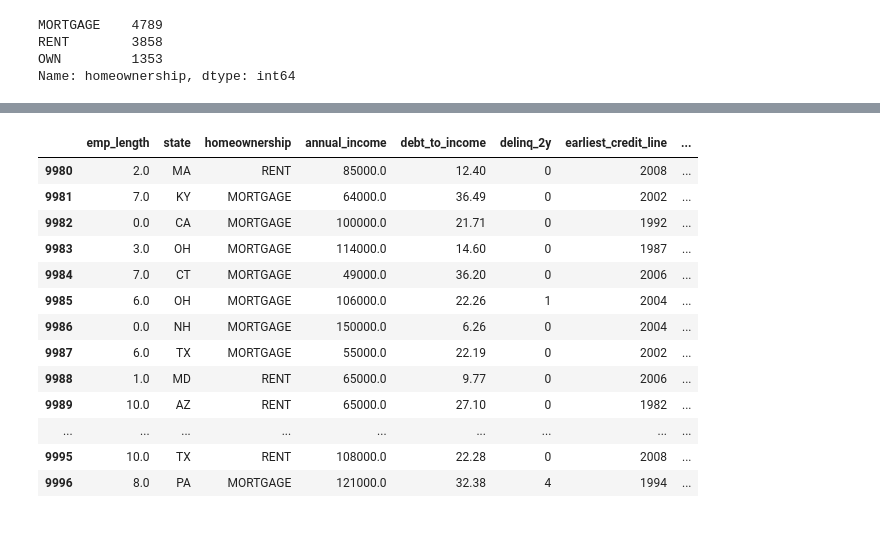
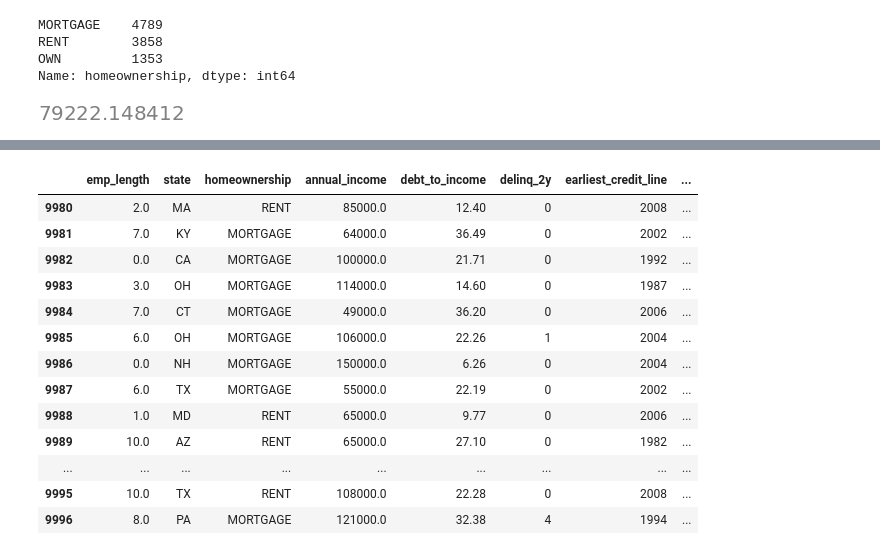
Before and after one commit to World-Worst-Detector/itcs-8010, a Jupyter notebook: data_prep_causal_manual.ipynb, the cells around one changed output, grey strips where cells are left out. Cells and saved outputs as stored; diff of their text form; code cells hidden in the pictures; blank space fills up the shorter version.

```diff
--- a/data_prep_causal_manual.ipynb
+++ b/data_prep_causal_manual.ipynb
@@ -73,3 +73,7 @@ MORTGAGE    4789
 RENT        3858
 OWN         1353
 Name: homeownership, dtype: int64
+# %%
+df["annual_income"].mean()
+# %% [output]
+[figure, added]
```
Also changed, not shown: parts of 3 cells of this notebook, 12 other files.
